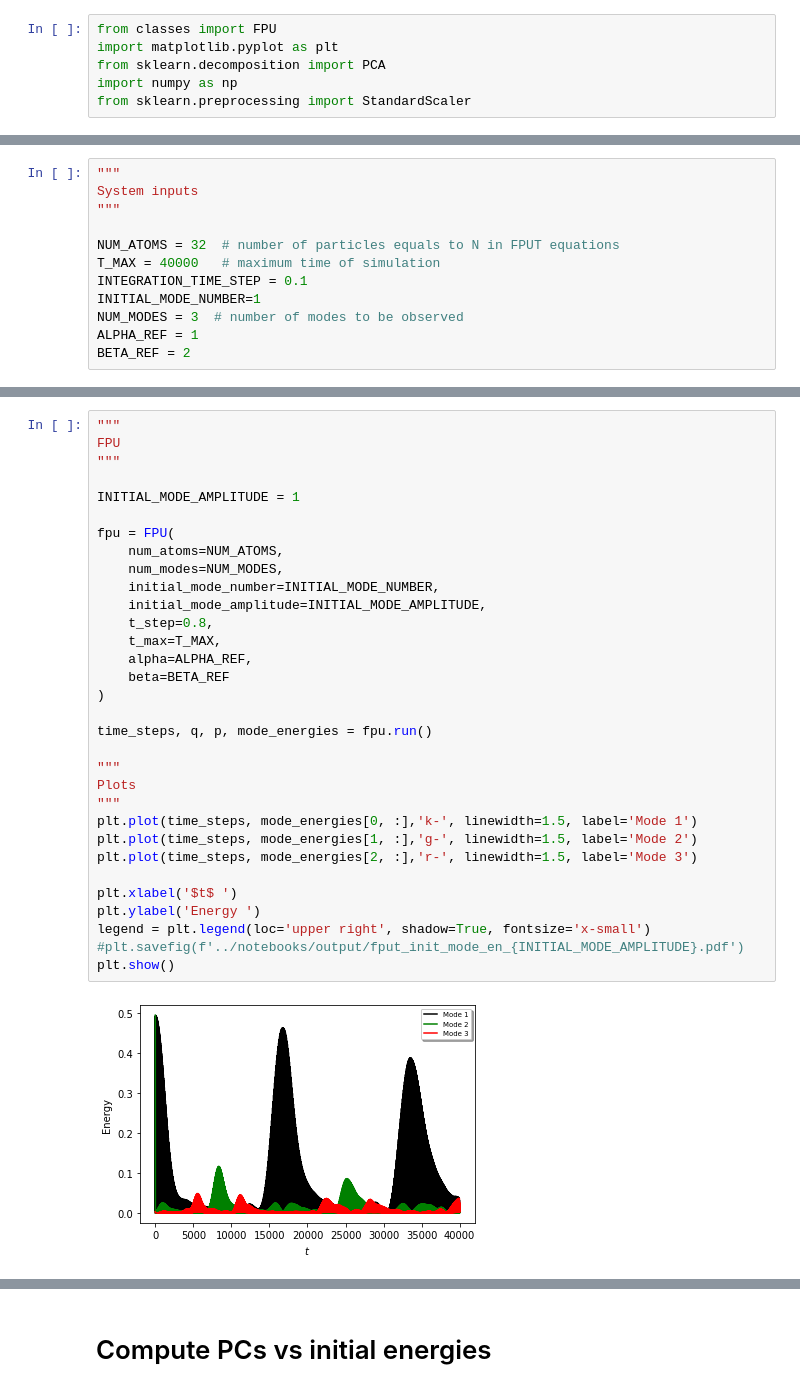
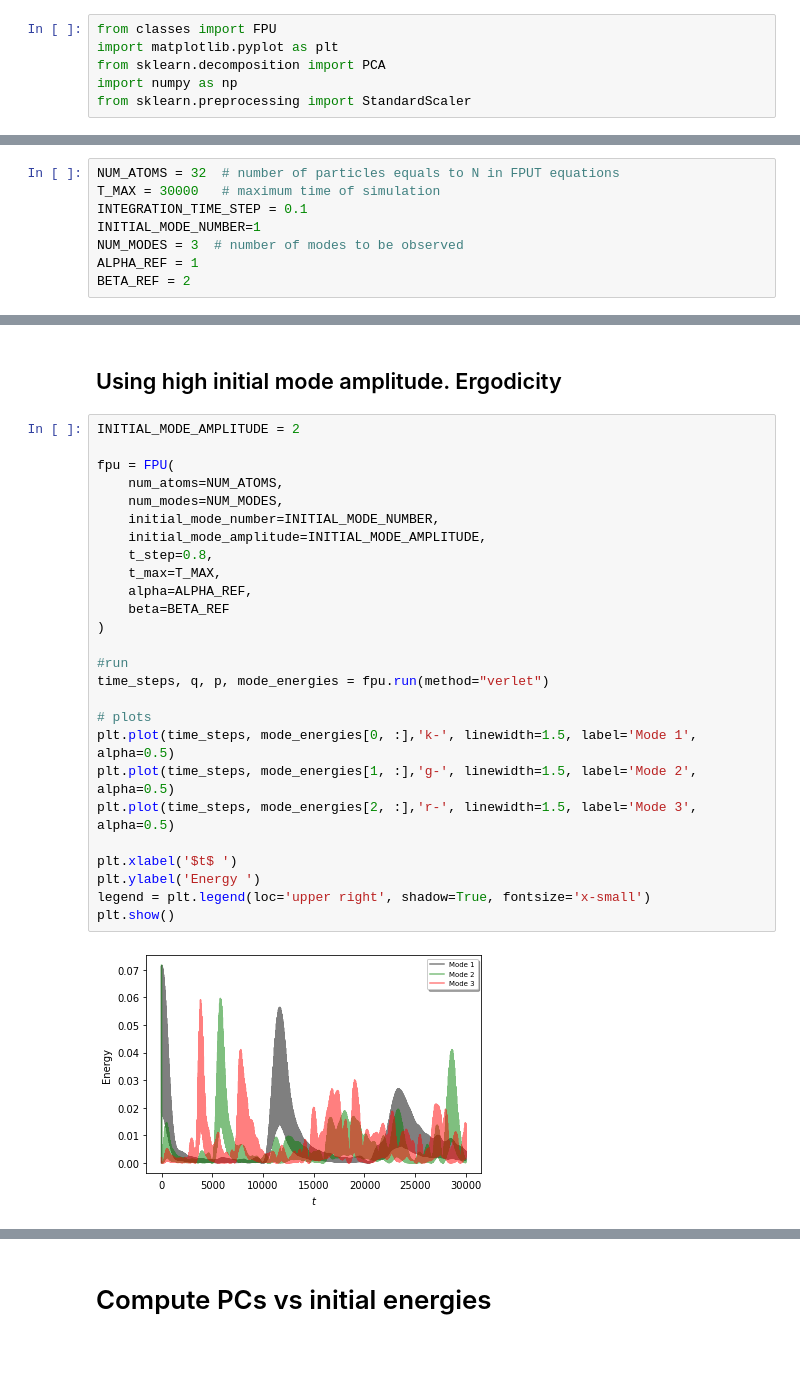
Before and after one commit to aleromualdi/FPU-Integrator, a Jupyter notebook: notebooks/create dataset.ipynb, the cells around one changed output, grey strips where cells are left out. Cells and saved outputs as stored; diff of their text form; blank space fills up the shorter version.

```diff
--- a/notebooks/create dataset.ipynb
+++ b/notebooks/create dataset.ipynb
@@ -14,10 +16,6 @@ from sklearn.preprocessing import StandardScaler
 # %%
-"""
-System inputs
-"""
-
 NUM_ATOMS = 32  # number of particles equals to N in FPUT equations
-T_MAX = 40000   # maximum time of simulation
+T_MAX = 30000   # maximum time of simulation
 INTEGRATION_TIME_STEP = 0.1
 INITIAL_MODE_NUMBER=1
 NUM_MODES = 3  # number of modes to be observed
@@ -44,34 +192,30 @@ fpu._compute_mode_energy(fpu.q[:, 0], fpu.p[:, 0], 1)/32
+# %% [markdown]
+## Using high initial mode amplitude. Ergodicity
 # %%
-"""
-FPU
-"""
-
-INITIAL_MODE_AMPLITUDE = 1
+INITIAL_MODE_AMPLITUDE = 2
 
 fpu = FPU(
     num_atoms=NUM_ATOMS,
     num_modes=NUM_MODES,
     initial_mode_number=INITIAL_MODE_NUMBER,
     initial_mode_amplitude=INITIAL_MODE_AMPLITUDE,
     t_step=0.8,
     t_max=T_MAX,
     alpha=ALPHA_REF,
     beta=BETA_REF
 )
 
-time_steps, q, p, mode_energies = fpu.run()
+#run
+time_steps, q, p, mode_energies = fpu.run(method="verlet")
 
-"""
-Plots
-"""
-plt.plot(time_steps, mode_energies[0, :],'k-', linewidth=1.5, label='Mode 1')
-plt.plot(time_steps, mode_energies[1, :],'g-', linewidth=1.5, label='Mode 2')
-plt.plot(time_steps, mode_energies[2, :],'r-', linewidth=1.5, label='Mode 3')
+# plots
+plt.plot(time_steps, mode_energies[0, :],'k-', linewidth=1.5, label='Mode 1', alpha=0.5)
+plt.plot(time_steps, mode_energies[1, :],'g-', linewidth=1.5, label='Mode 2', alpha=0.5)
+plt.plot(time_steps, mode_energies[2, :],'r-', linewidth=1.5, label='Mode 3', alpha=0.5)
 
 plt.xlabel('$t$ ')
 plt.ylabel('Energy ')
 legend = plt.legend(loc='upper right', shadow=True, fontsize='x-small')
-#plt.savefig(f'../notebooks/output/fput_init_mode_en_{INITIAL_MODE_AMPLITUDE}.pdf')
 plt.show()
 # %% [output]
-[figure, old version]
+[figure, new version]
```
Also changed, not shown: parts of 34 cells of this notebook, 1 other file.
